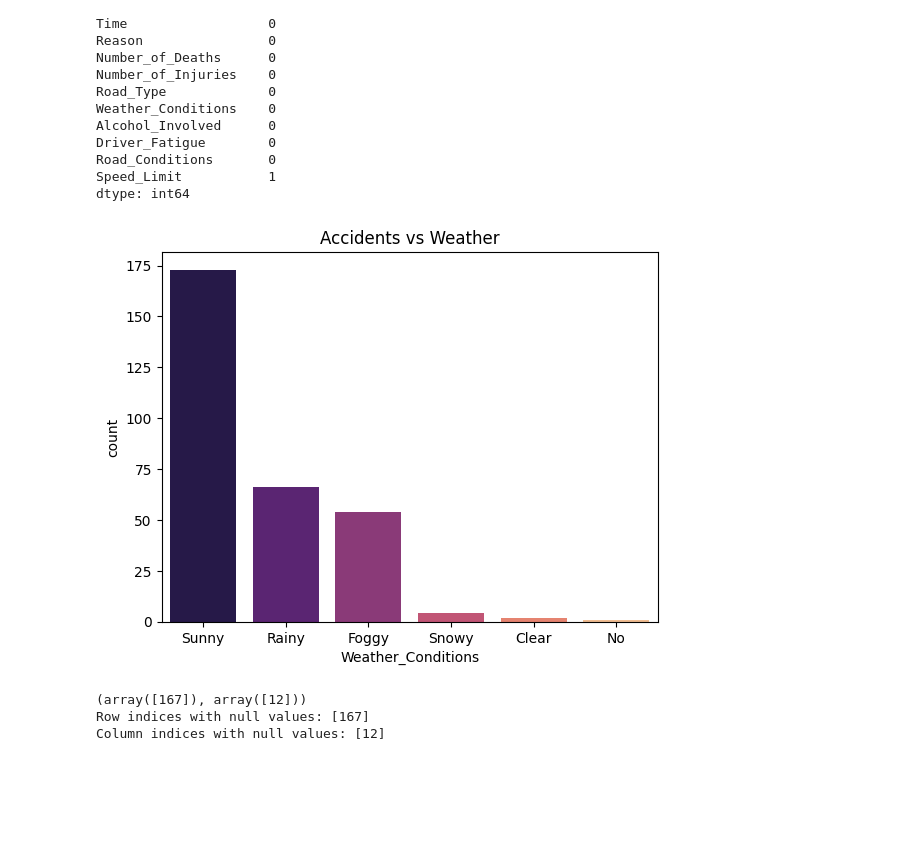
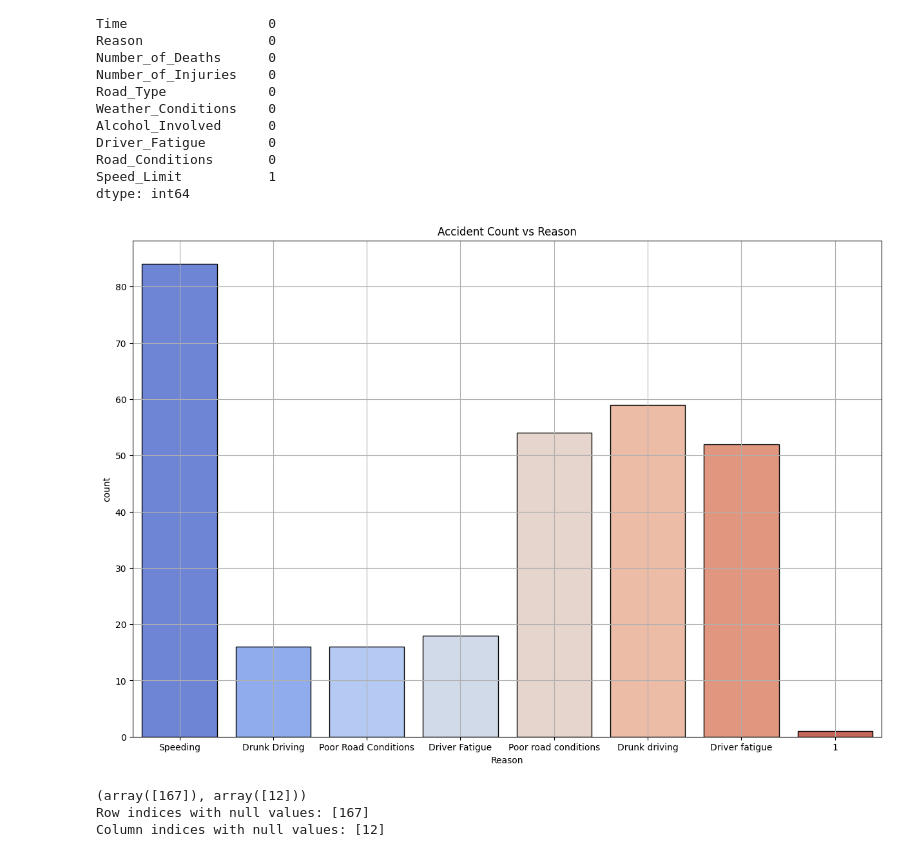
Before and after one commit to 22104071/GS_071, a Jupyter notebook: Traffic.ipynb, the cells around one changed output. Cells and saved outputs as stored; diff of their text form; code cells hidden in the pictures; blank space fills up the shorter version.

```diff
--- a/Traffic.ipynb
+++ b/Traffic.ipynb
@@ -15,7 +15,7 @@ warnings.filterwarnings('ignore') # to ignore warnings
 # %% [markdown]
 Data Retrival
 # %%
-df = pd.read_csv('/accident.csv')
+df = pd.read_csv('/content/accident.csv')
 # %%
 df.head() #To check the first 5 (default) columns of the dataset->dataframe
 # %% [output]
@@ -143,13 +146,15 @@ Road_Conditions       0
 Speed_Limit           1
 dtype: int64
 # %%
-sns.countplot(x='Weather_Conditions',data=df,palette='magma')
-plt.y_label='Number of Accidents'
-plt.x_label='Weather Conditions'
-plt.title('Accidents vs Weather')
+plt.figure(figsize=(15,10))
+sns.countplot(x='Reason',data=df,palette='coolwarm',edgecolor='black')
+plt.y_label='Number of Accidental Deaths'
+plt.x_label='Reason'
+plt.title('Accident Count vs Reason')
+plt.grid(True)
 plt.show()
 # %% [output]
-[figure, old version]
+[figure, new version]
 # %%
 # Find indices of null values
 null_indices = np.where(pd.isnull(df))
```
Also changed, not shown: parts of 7 cells of this notebook.
